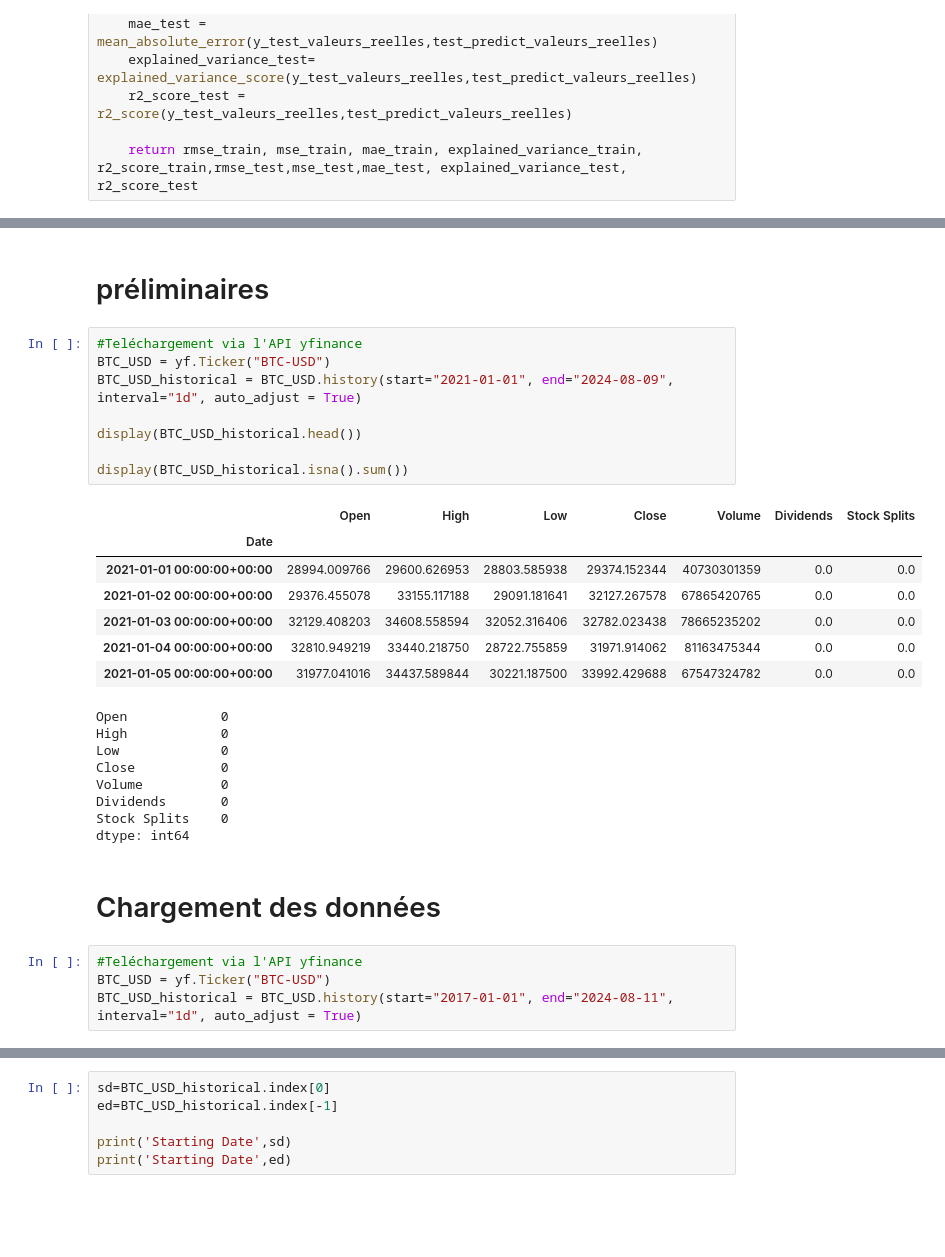
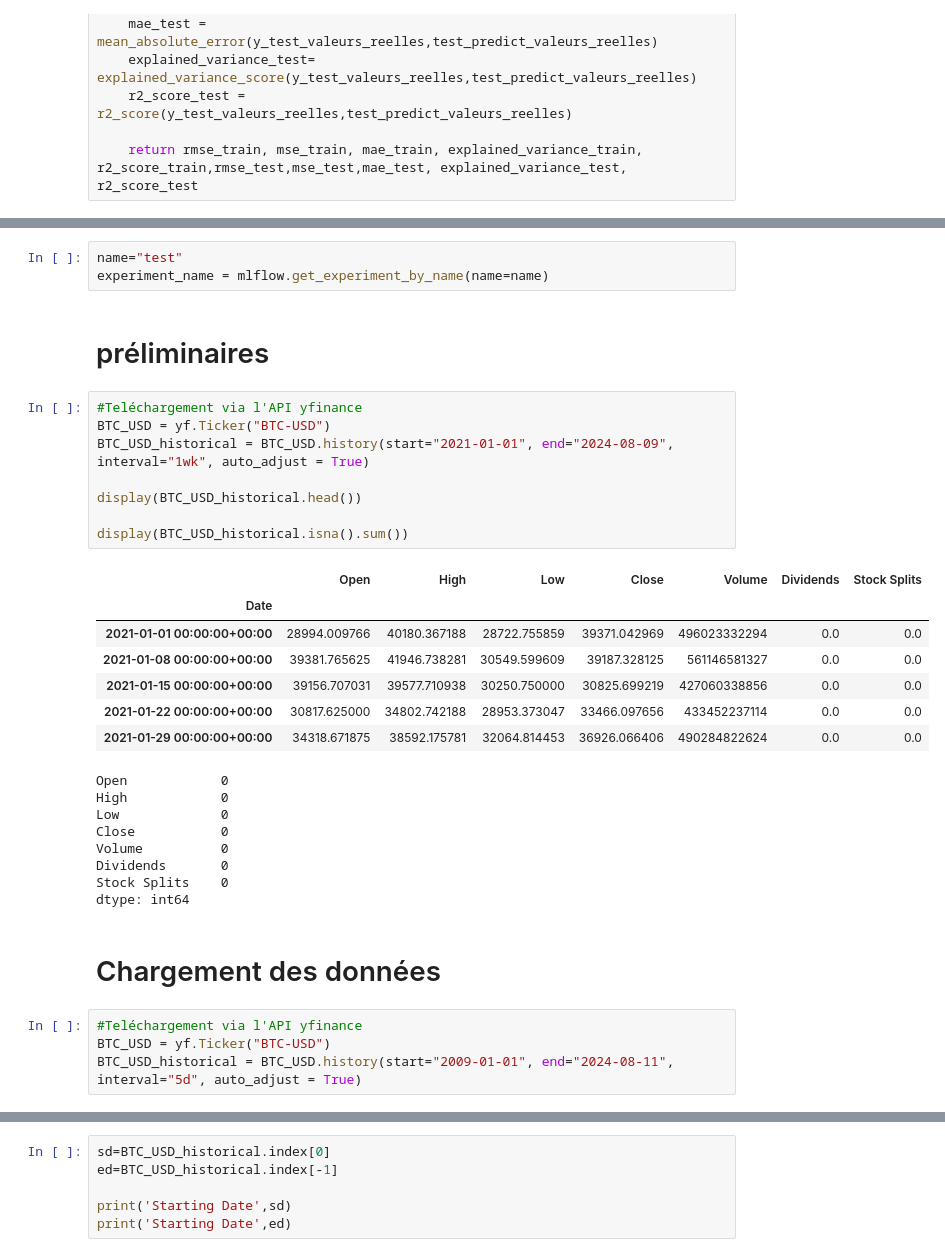
Before and after one commit to DstMlOpsCrypto/MainCrypto, a Jupyter notebook: notebooks/1.0-initial-data-exploration.ipynb, the cells around one changed output, grey strips where cells are left out. Cells and saved outputs as stored; diff of their text form; blank space fills up the shorter version.

```diff
--- a/notebooks/1.0-initial-data-exploration.ipynb
+++ b/notebooks/1.0-initial-data-exploration.ipynb
@@ -230,21 +749,24 @@ def evaluate(train_predict_valeurs_reelles, y_train_valeurs_reelles, test_predic
+# %%
+name="test"
+experiment_name = mlflow.get_experiment_by_name(name=name)
 # %% [markdown]
 # préliminaires
 # %%
 #Teléchargement via l'API yfinance
 BTC_USD = yf.Ticker("BTC-USD")
-BTC_USD_historical = BTC_USD.history(start="2021-01-01", end="2024-08-09", interval="1d", auto_adjust = True)
+BTC_USD_historical = BTC_USD.history(start="2021-01-01", end="2024-08-09", interval="1wk", auto_adjust = True)
 
 display(BTC_USD_historical.head())
 
 display(BTC_USD_historical.isna().sum())
 # %% [output]
 |  | Open | High | Low | Close | Volume | Dividends | Stock Splits |
 | Date |  |  |  |  |  |  |  |
-| 2021-01-01 00:00:00+00:00 | 28994.009766 | 29600.626953 | 28803.585938 | 29374.152344 | 40730301359 | 0.0 | 0.0 |
-| 2021-01-02 00:00:00+00:00 | 29376.455078 | 33155.117188 | 29091.181641 | 32127.267578 | 67865420765 | 0.0 | 0.0 |
-| 2021-01-03 00:00:00+00:00 | 32129.408203 | 34608.558594 | 32052.316406 | 32782.023438 | 78665235202 | 0.0 | 0.0 |
-| 2021-01-04 00:00:00+00:00 | 32810.949219 | 33440.218750 | 28722.755859 | 31971.914062 | 81163475344 | 0.0 | 0.0 |
-| 2021-01-05 00:00:00+00:00 | 31977.041016 | 34437.589844 | 30221.187500 | 33992.429688 | 67547324782 | 0.0 | 0.0 |
+| 2021-01-01 00:00:00+00:00 | 28994.009766 | 40180.367188 | 28722.755859 | 39371.042969 | 496023332294 | 0.0 | 0.0 |
+| 2021-01-08 00:00:00+00:00 | 39381.765625 | 41946.738281 | 30549.599609 | 39187.328125 | 561146581327 | 0.0 | 0.0 |
+| 2021-01-15 00:00:00+00:00 | 39156.707031 | 39577.710938 | 30250.750000 | 30825.699219 | 427060338856 | 0.0 | 0.0 |
+| 2021-01-22 00:00:00+00:00 | 30817.625000 | 34802.742188 | 28953.373047 | 33466.097656 | 433452237114 | 0.0 | 0.0 |
+| 2021-01-29 00:00:00+00:00 | 34318.671875 | 38592.175781 | 32064.814453 | 36926.066406 | 490284822624 | 0.0 | 0.0 |
 Open            0
 High            0
 Low             0
@@ -258,7 +780,7 @@ dtype: int64
 # %%
 #Teléchargement via l'API yfinance
 BTC_USD = yf.Ticker("BTC-USD")
-BTC_USD_historical = BTC_USD.history(start="2017-01-01", end="2024-08-11", interval="1d", auto_adjust = True)
+BTC_USD_historical = BTC_USD.history(start="2009-01-01", end="2024-08-11", interval="5d", auto_adjust = True)
 # %%
 BTC_USD_historical.head()
 # %% [output]
```
Also changed, not shown: parts of 58 cells of this notebook, 36 other files.
